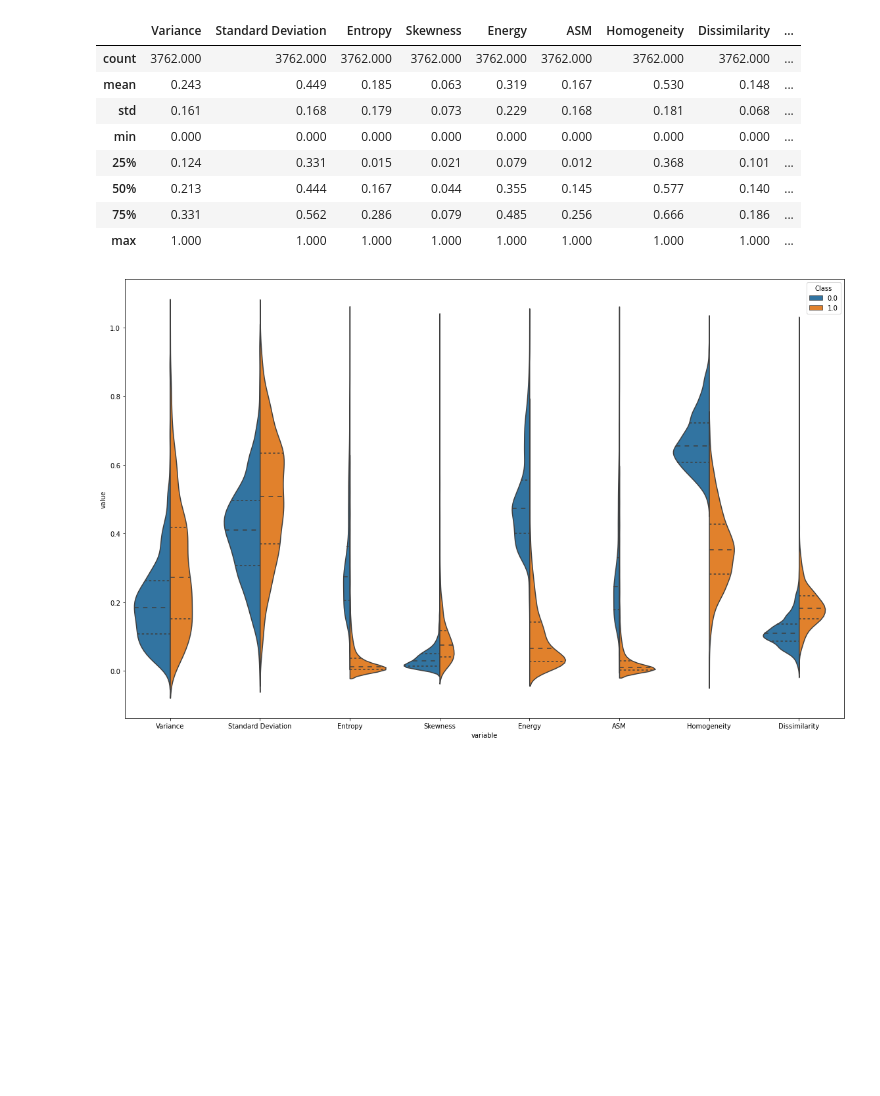
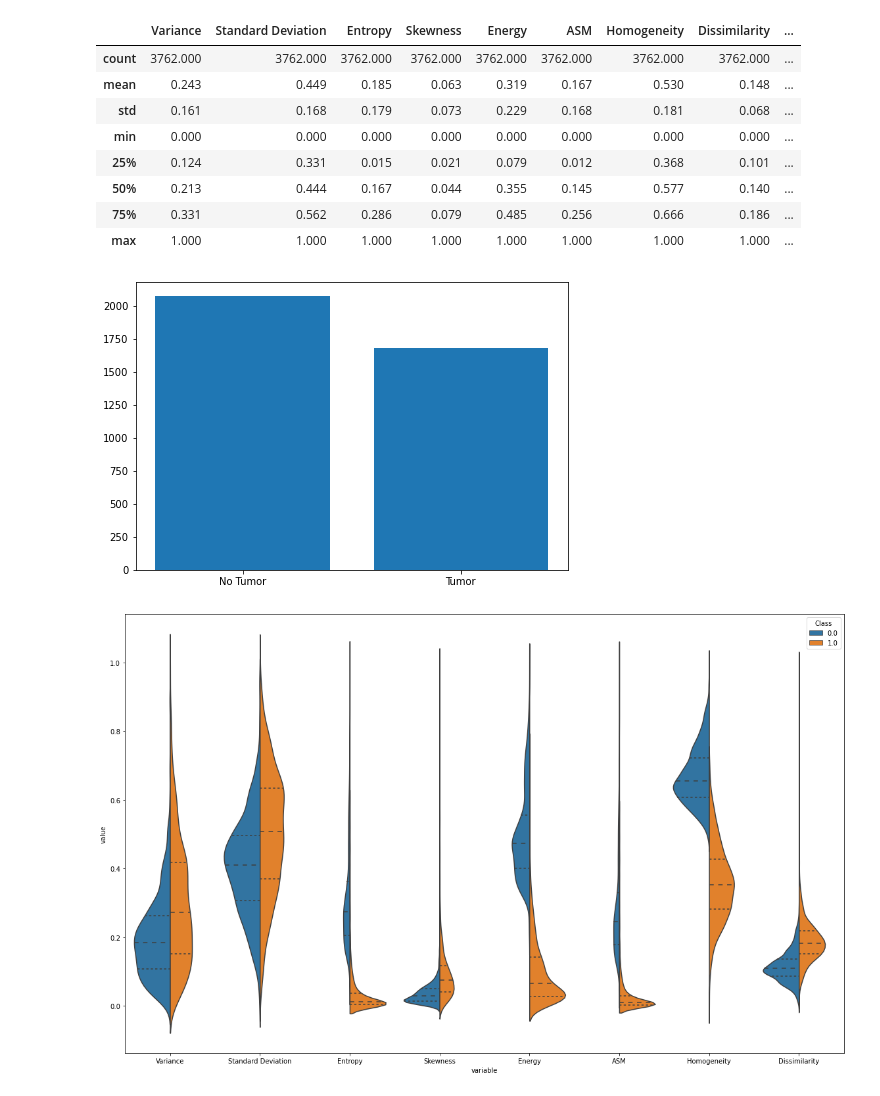
Before and after one commit to MarcLlopart/Predicting-Brain-Tumors-with-ML, a Jupyter notebook: BrainTumor.ipynb, the cells around one changed output. Drawn from its saved outputs; the diff is of its cells as text; code cells hidden in the pictures; blank space fills up the shorter version.

```diff
--- a/BrainTumor.ipynb
+++ b/BrainTumor.ipynb
@@ -219,6 +219,17 @@ attributes_df.describe()
 | 50% | 0.213 | 0.444 | 0.167 | 0.044 | 0.355 | 0.145 | 0.577 | 0.140 | ... |
 | 75% | 0.331 | 0.562 | 0.286 | 0.079 | 0.485 | 0.256 | 0.666 | 0.186 | ... |
 | max | 1.000 | 1.000 | 1.000 | 1.000 | 1.000 | 1.000 | 1.000 | 1.000 | ... |
+# %%
+dataset['Class'].value_counts()[1]
+fig = plt.figure()
+ax = fig.add_axes([0,0,1,1])
+langs = ['No Tumor', 'Tumor']
+values = [dataset['Class'].value_counts()[0],dataset['Class'].value_counts()[1]]
+ax.bar(langs,values)
+plt.show()
+base_acc= dataset['Class'].value_counts()[0]/(dataset['Class'].value_counts()[0]+dataset['Class'].value_counts()[1])
+# %% [output]
+[figure, added]
 # %%
 #Data standarization and plotting information related to values
 standarized_df = (attributes_df - attributes_df.mean()) / (attributes_df.std())
```
Also changed, not shown: parts of 17 cells of this notebook.
